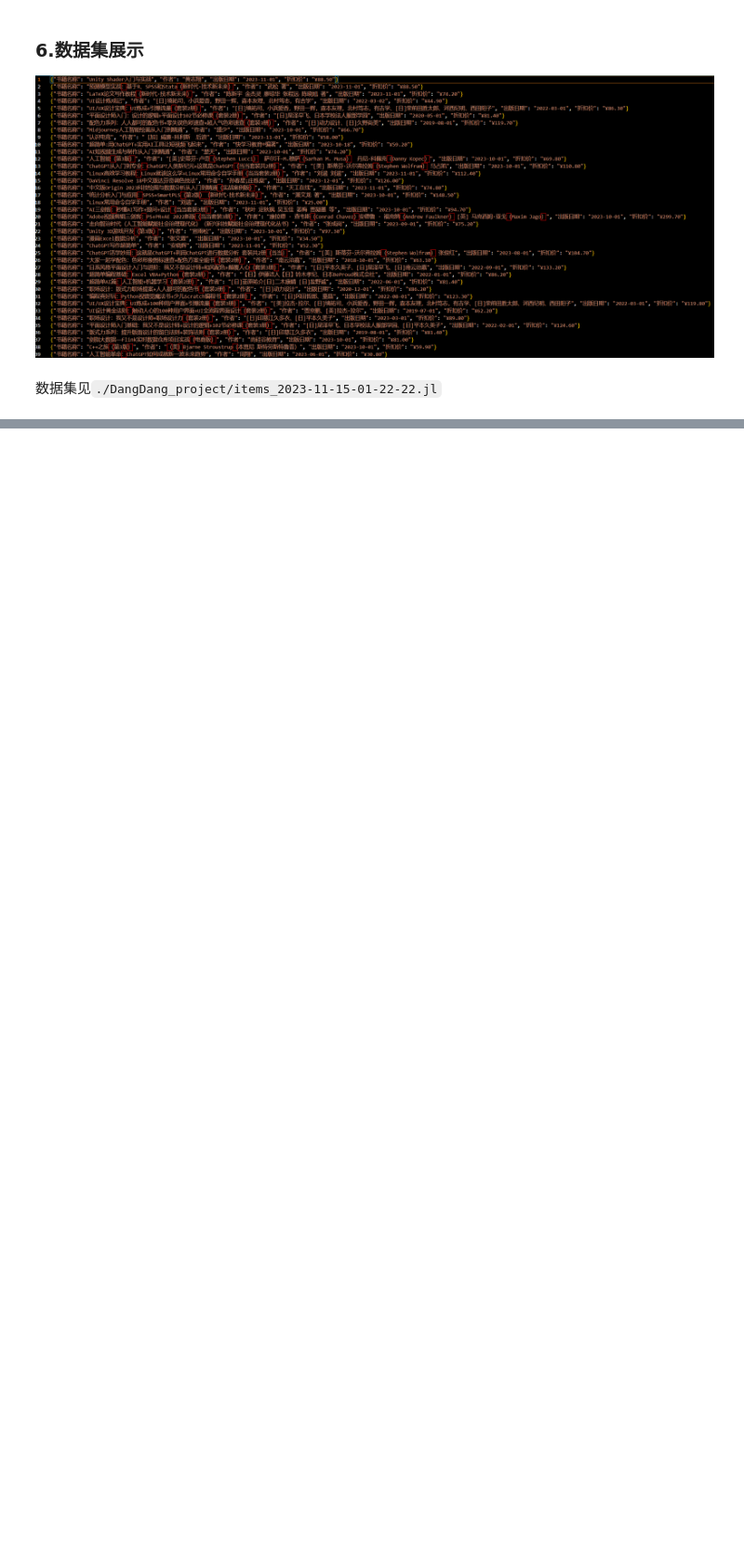
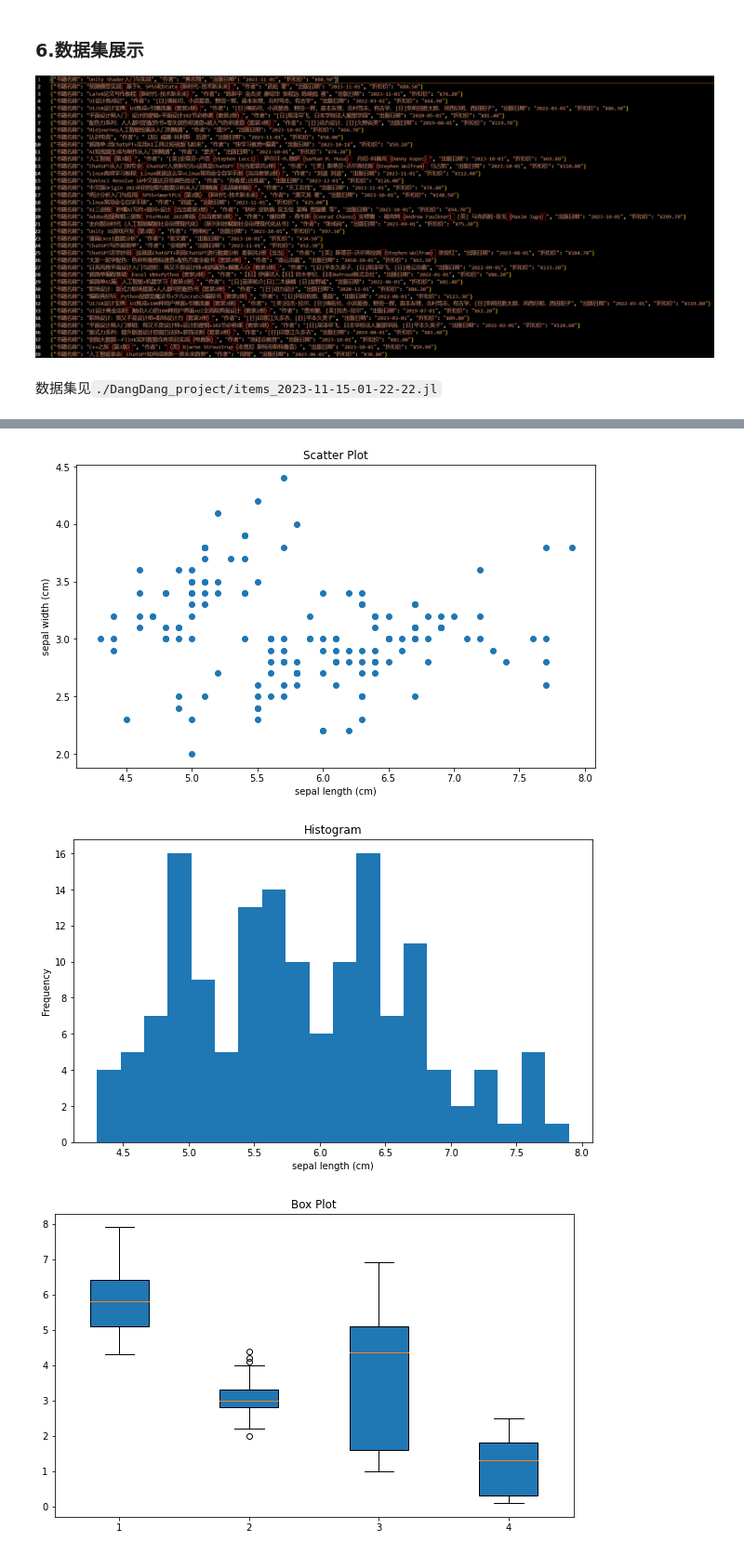
Before and after one commit to muiyu/introduction-of-data-science-2023, a Jupyter notebook: Chapter6/all_question.ipynb, the cells around one changed output, grey strips where cells are left out. Shown at 93% size. Cells and saved outputs as stored; diff of their text form; code cells hidden in the pictures; blank space fills up the shorter version.

```diff
--- a/Chapter6/all_question.ipynb
+++ b/Chapter6/all_question.ipynb
@@ -158,0 +188,39 @@ class DangdangDataPipeline:
+# %%
+import matplotlib.pyplot as plt
+import seaborn as sns
+import pandas as pd
+from sklearn.datasets import load_iris
+
+# Load iris dataset
+iris = load_iris()
+data = iris.data
+feature_names = iris.feature_names
+
+# Create a DataFrame
+df = pd.DataFrame(data, columns=feature_names)
+
+# Scatter plot
+plt.figure(figsize=(10, 6))
+plt.scatter(df['sepal length (cm)'], df['sepal width (cm)'])
+plt.title('Scatter Plot')
+plt.xlabel('sepal length (cm)')
+plt.ylabel('sepal width (cm)')
+plt.show()
+
+# Histogram
+plt.figure(figsize=(10, 6))
+plt.hist(df['sepal length (cm)'], bins=20)
+plt.title('Histogram')
+plt.xlabel('sepal length (cm)')
+plt.ylabel('Frequency')
+plt.show()
+
+# Box plot
+plt.figure(figsize=(10, 6))
+plt.boxplot(df.values, vert=True, patch_artist=True)  # Use df.values to get the underlying numpy array of the dataframe
+plt.title('Box Plot')
+plt.show()
+# %% [output]
+[figure, added]
+[figure, added]
+[figure, added]
```
Also changed, not shown: parts of 9 cells of this notebook.
